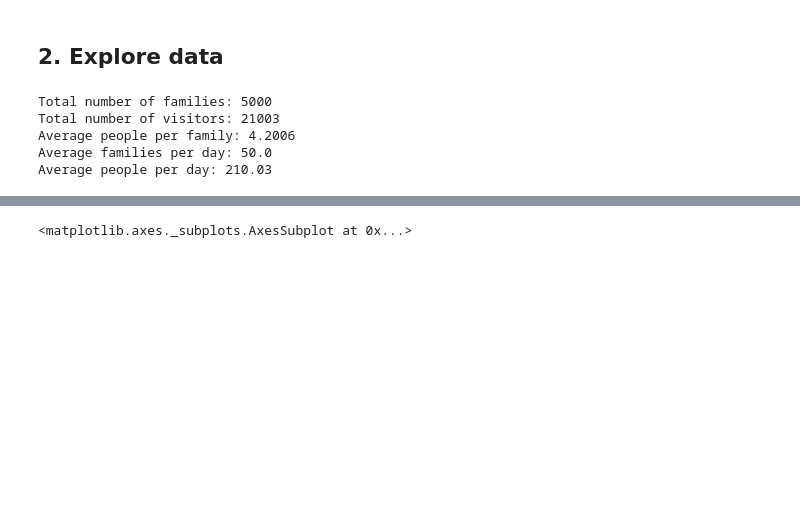
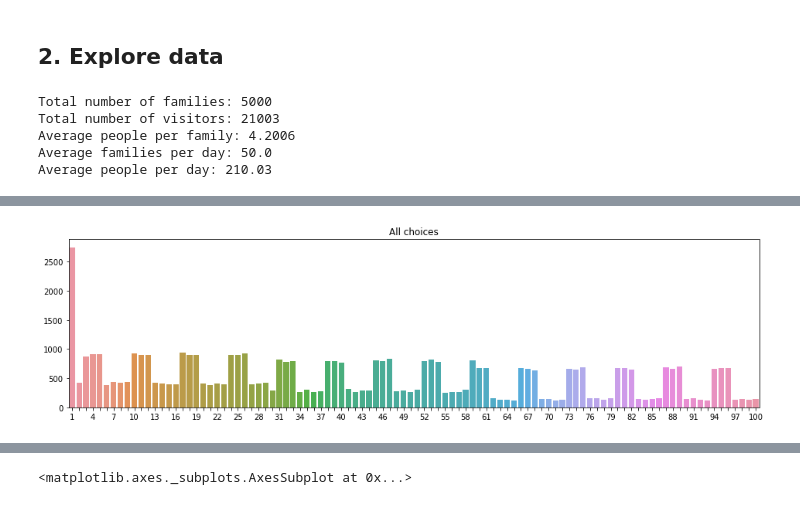
Before and after one commit to jfmdev/simple_ml, a Jupyter notebook: santa-tour/santa.ipynb, the cells around one changed output, grey strips where cells are left out. Saved outputs shown, nothing was run; the diff lists cells and outputs as text; code cells hidden in the pictures; blank space fills up the shorter version.

```diff
--- a/santa-tour/santa.ipynb
+++ b/santa-tour/santa.ipynb
@@ -201,0 +151,23 @@ Almost uniform distribution (+/- 8): 1694.255040210255
+# %%
+# Check occurrences for all choices.
+occurrences = None
+for column in COLUMNS:
+    counts = data[column].value_counts()
+    if occurrences is None:
+        occurrences = counts
+    else:
+        occurrences += counts
+occurrences = occurrences.sort_index()
+
+# Draw bar chart.
+plt.figure(figsize=(16,4))
+plt.title("All choices")
+sns.barplot(x=occurrences.index, y=occurrences.values)
+
+# Don't show all labels on X-axis.
+ax = plt.gca()
+for index, label in enumerate(ax.xaxis.get_ticklabels()):
+    if index % 3 != 0:
+        label.set_visible(False)
+# %% [output]
+[figure, added]
```
Also changed, not shown: parts of 29 cells of this notebook.
